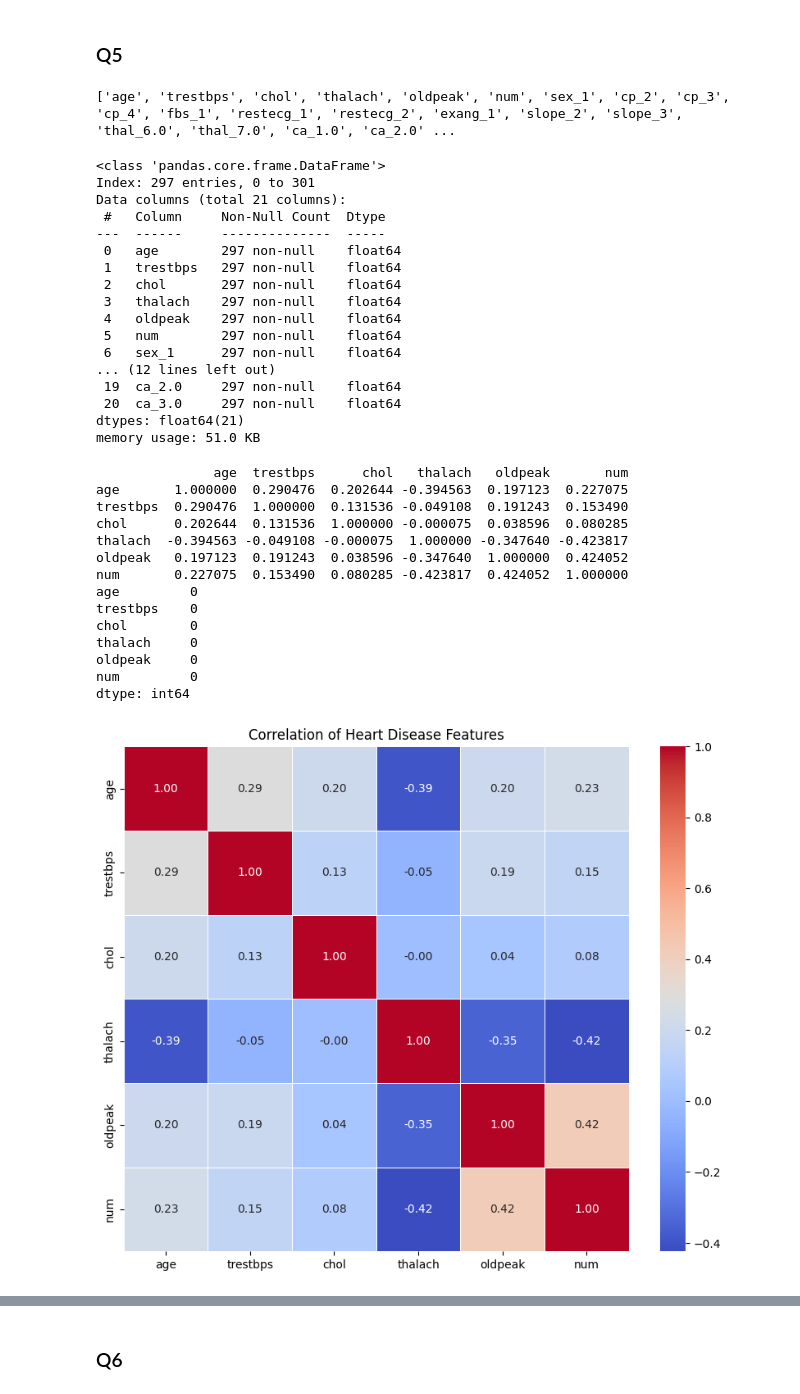
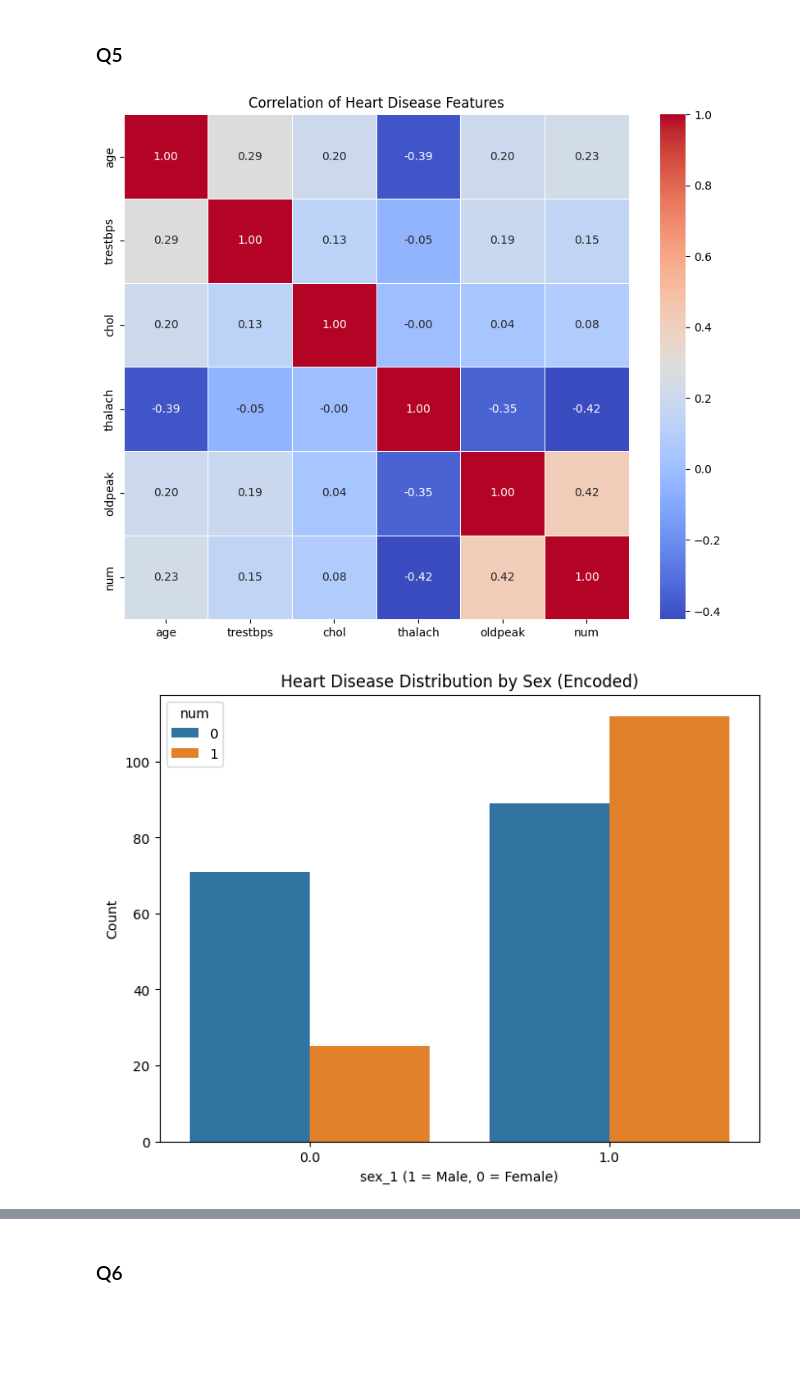
Before and after one commit to SimonLinxy/STATS3DA3_A6, a Jupyter notebook: Assignment6.ipynb, the cells around one changed output, grey strips where cells are left out. Saved outputs shown, nothing was run; the diff lists cells and outputs as text; code cells hidden in the pictures; blank space fills up the shorter version.

```diff
--- a/Assignment6.ipynb
+++ b/Assignment6.ipynb
@@ -290,71 +290,31 @@ num
 trans_data['num'] = trans_data['num'].apply(lambda x: 1 if x > 0 else 0)
 # %% [markdown]
 ### Q5
-# %%
-print(trans_data.columns.tolist())
-# %% [output]
-['age', 'trestbps', 'chol', 'thalach', 'oldpeak', 'num', 'sex_1', 'cp_2', 'cp_3', 'cp_4', 'fbs_1', 'restecg_1', 'restecg_2', 'exang_1', 'slope_2', 'slope_3', 'thal_6.0', 'thal_7.0', 'ca_1.0', 'ca_2.0' ...
-# %%
-trans_data['num'] = trans_data['num'].astype(float)
-trans_data.info()
-# %% [output]
-<class 'pandas.core.frame.DataFrame'>
-Index: 297 entries, 0 to 301
-Data columns (total 21 columns):
- #   Column     Non-Null Count  Dtype
----  ------     --------------  -----
- 0   age        297 non-null    float64
- 1   trestbps   297 non-null    float64
- 2   chol       297 non-null    float64
- 3   thalach    297 non-null    float64
- 4   oldpeak    297 non-null    float64
- 5   num        297 non-null    float64
- 6   sex_1      297 non-null    float64
-... (12 lines left out)
- 19  ca_2.0     297 non-null    float64
- 20  ca_3.0     297 non-null    float64
-dtypes: float64(21)
-memory usage: 51.0 KB
+# %%
+import matplotlib.pyplot as plt
+import seaborn as sns
+
+
+corr_matrix = trans_data[continuous_col + ['num']].corr()
+
+plt.figure(figsize=(10, 8))
+sns.heatmap(corr_matrix, annot=True, fmt=".2f", cmap='coolwarm', square=True, linewidths=0.5)
+
+plt.title("Correlation of Heart Disease Features")
+plt.show()
+# %% [output]
+[figure, added]
 # %%
-import matplotlib.pyplot as plt
-import seaborn as sns
-
-trans_data['sex_1'] = trans_data['sex_1'].astype(int)
-
-corr_matrix = trans_data[continuous_col + ['num']].corr()
-print(corr_matrix)
-print(corr_matrix.isna().sum())
-plt.figure(figsize=(10, 8))
-sns.heatmap(corr_matrix, annot=True, fmt=".2f", cmap='coolwarm', square=True, linewidths=0.5)
-
-plt.title("Correlation of Heart Disease Features")
-plt.show()
-
-
-group_counts = trans_data.groupby(['sex_1', 'num']).size().reset_index(name='count')
-group_counts['sex_1'] = group_counts['sex_1'].astype(str)
-group_counts['num'] = group_counts['num'].astype(str)
+sex_counts = trans_data.groupby(['sex_1', 'num']).size().reset_index(name='count')
+sex_counts['sex_1'] = sex_counts['sex_1'].astype(str)
+sex_counts['num'] = sex_counts['num'].astype(str)
 
 plt.figure(figsize=(8, 6))
-sns.barplot(data=group_counts, x='sex_1', y='count', hue='num')
+sns.barplot(data=sex_counts, x='sex_1', y='count', hue='num')
 
 plt.xlabel("sex_1 (1 = Male, 0 = Female)")
 plt.ylabel("Count")
 plt.title("Heart Disease Distribution by Sex (Encoded)")
 plt.show()
 # %% [output]
-               age  trestbps      chol   thalach   oldpeak       num
-age       1.000000  0.290476  0.202644 -0.394563  0.197123  0.227075
-trestbps  0.290476  1.000000  0.131536 -0.049108  0.191243  0.153490
-chol      0.202644  0.131536  1.000000 -0.000075  0.038596  0.080285
-thalach  -0.394563 -0.049108 -0.000075  1.000000 -0.347640 -0.423817
-oldpeak   0.197123  0.191243  0.038596 -0.347640  1.000000  0.424052
-num       0.227075  0.153490  0.080285 -0.423817  0.424052  1.000000
-age         0
-trestbps    0
-chol        0
-thalach     0
-oldpeak     0
-num         0
-dtype: int64
-[figure, old version]
+[figure, new version]
```
Also changed, not shown: parts of 19 cells of this notebook.
